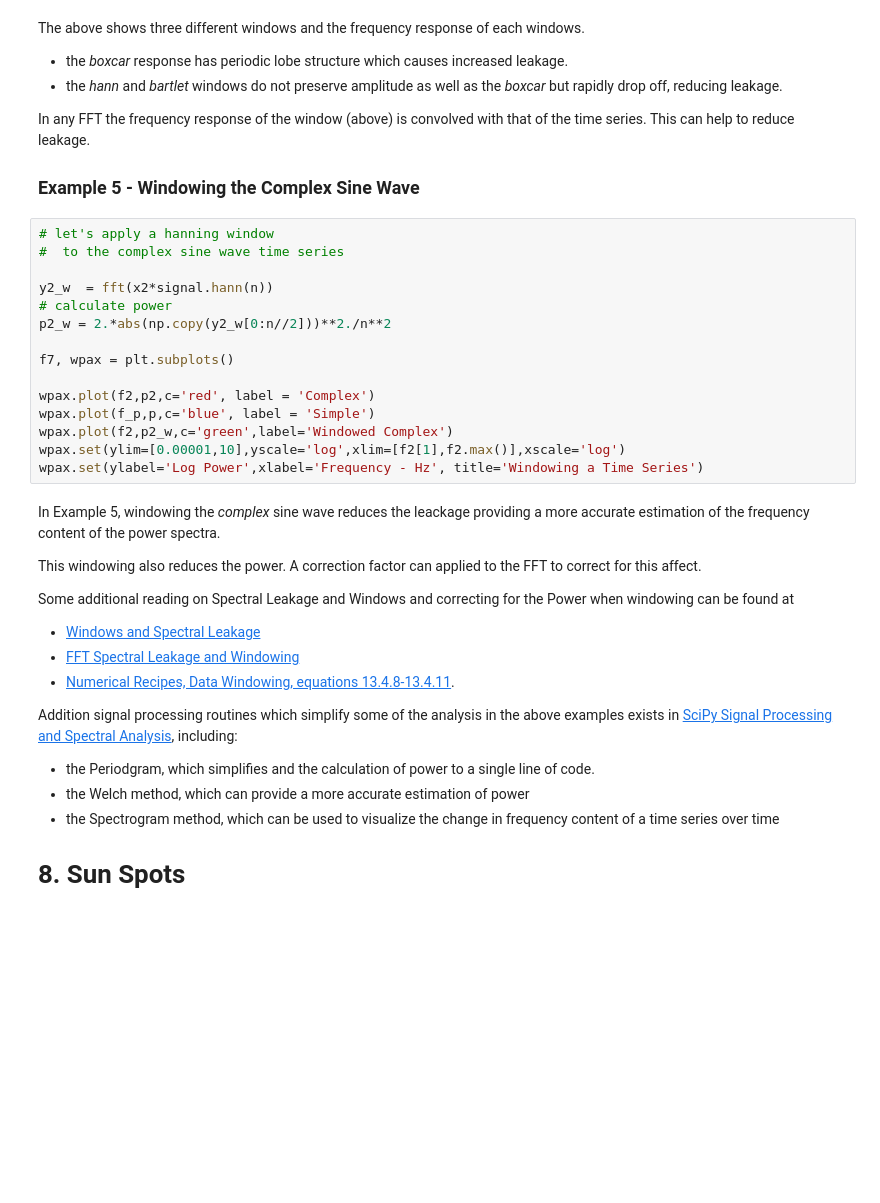
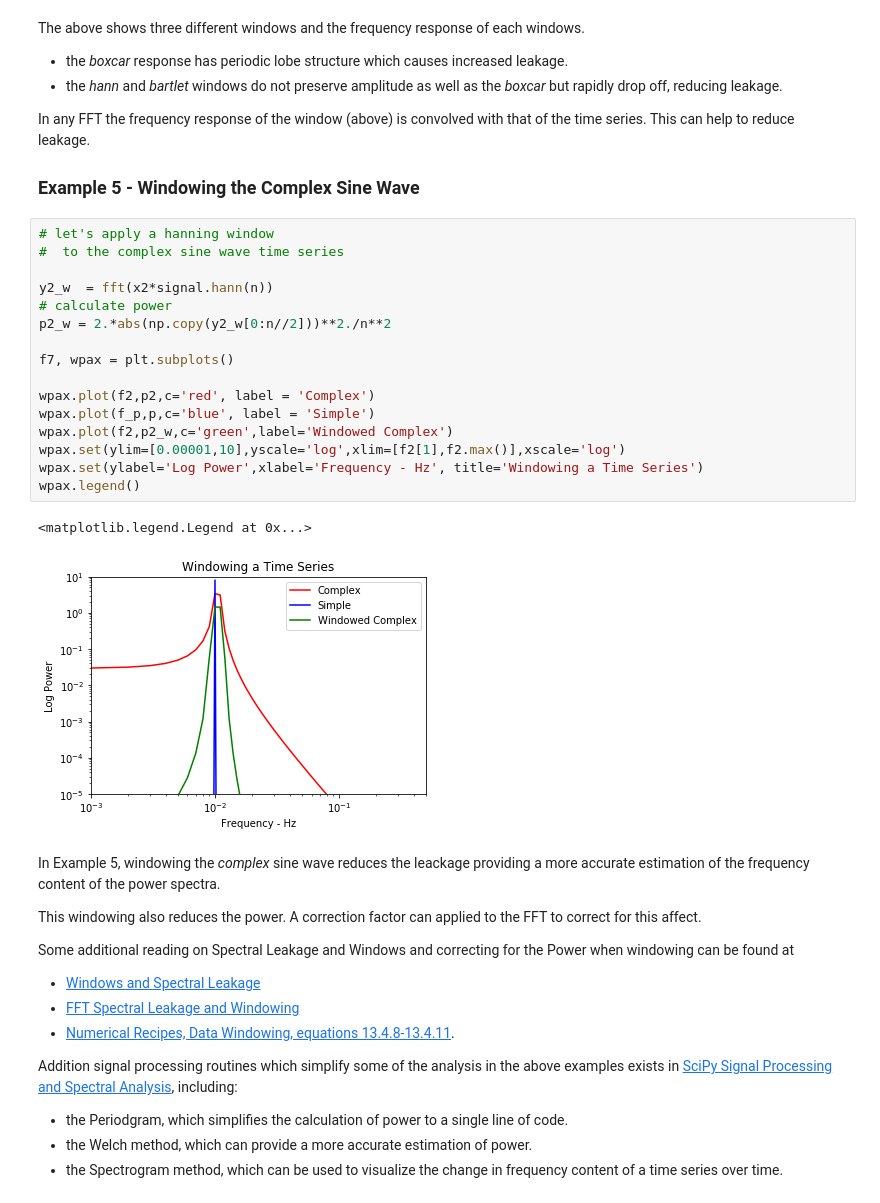
Before and after one commit to kylermurphy/astr288p_2018, a Jupyter notebook: notebooks/Lecture8_06-timeseries.ipynb, the cells around one changed output. Saved outputs shown, nothing was run; the diff lists cells and outputs as text; blank space fills up the shorter version.

```diff
--- a/notebooks/Lecture8_06-timeseries.ipynb
+++ b/notebooks/Lecture8_06-timeseries.ipynb
@@ -384,24 +398,26 @@ In any FFT the frequency response of the window (above) is convolved with that o
 # %%
 # let's apply a hanning window
 #  to the complex sine wave time series
 
 y2_w  = fft(x2*signal.hann(n))
 # calculate power
 p2_w = 2.*abs(np.copy(y2_w[0:n//2]))**2./n**2
 
 f7, wpax = plt.subplots()
 
 wpax.plot(f2,p2,c='red', label = 'Complex')
 wpax.plot(f_p,p,c='blue', label = 'Simple')
 wpax.plot(f2,p2_w,c='green',label='Windowed Complex')
 wpax.set(ylim=[0.00001,10],yscale='log',xlim=[f2[1],f2.max()],xscale='log')
 wpax.set(ylabel='Log Power',xlabel='Frequency - Hz', title='Windowing a Time Series')
+wpax.legend()
+# %% [output]
+<matplotlib.legend.Legend at 0x...>
+[figure, added]
 # %% [markdown]
 In Example 5, windowing the _complex_ sine wave reduces the leackage providing a more accurate estimation of the frequency content of the power spectra.
 
 This windowing also reduces the power. A correction factor can applied to the FFT to correct for this affect.
-
-
 
 Some additional reading on Spectral Leakage and Windows and correcting for the Power when windowing can be found at
 - [Windows and Spectral Leakage](https://community.plm.automation.siemens.com/t5/Testing-Knowledge-Base/Windows-and-Spectral-Leakage/ta-p/432760)
@@ -409,9 +425,6 @@ Some additional reading on Spectral Leakage and Windows and correcting for the P
 - [Numerical Recipes, Data Windowing, equations 13.4.8-13.4.11](http://numerical.recipes).
 
 Addition signal processing routines which simplify some of the analysis in the above examples exists in [SciPy Signal Processing and Spectral Analysis](https://docs.scipy.org/doc/scipy/reference/tutorial/signal.html#spectral-analysis), including:
-- the Periodgram, which simplifies and the calculation of power to a single line of code.
-- the Welch method, which can provide a more accurate estimation of power
-- the Spectrogram method, which can be used to visualize the change in frequency content of a time series over time
-
-
-# 8. Sun Spots
+- the Periodgram, which simplifies the calculation of power to a single line of code.
+- the Welch method, which can provide a more accurate estimation of power.
+- the Spectrogram method, which can be used to visualize the change in frequency content of a time series over time.
```
Also changed, not shown: parts of 5 cells of this notebook.
